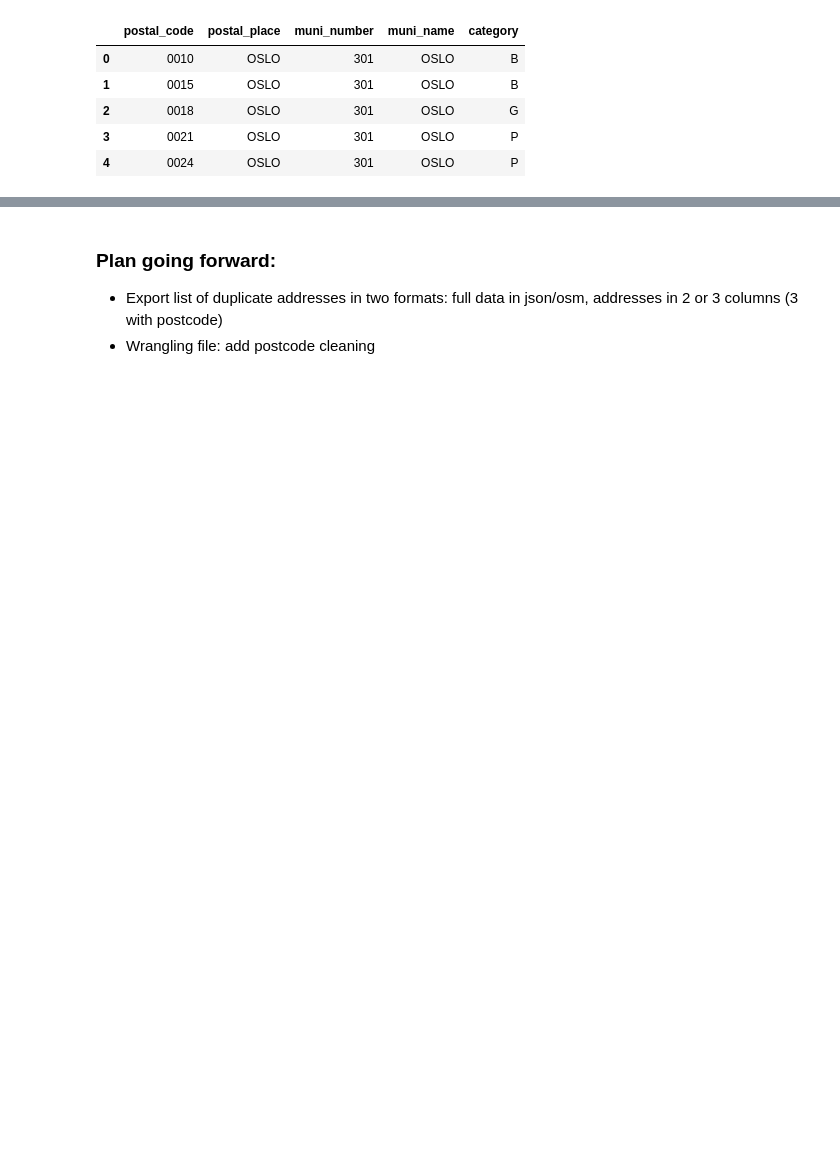
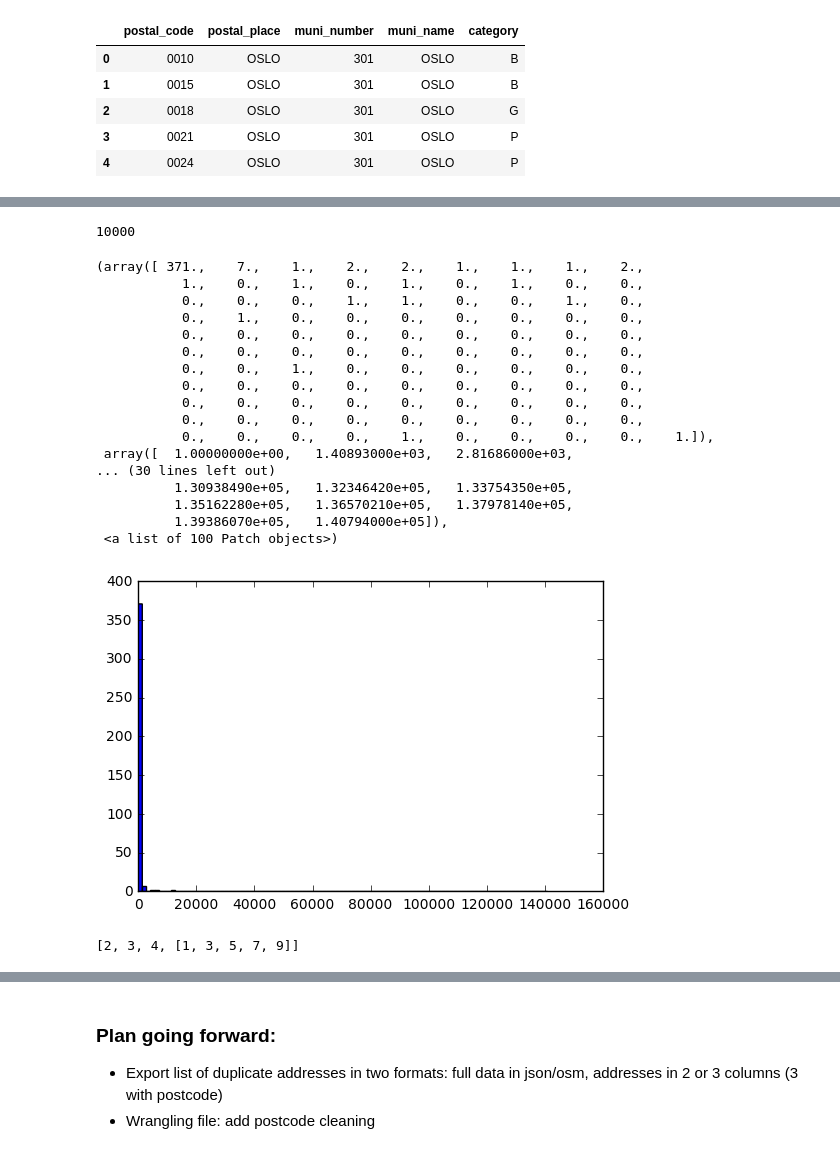
Before and after one commit to gisledb/udacity_nanodegree, a Jupyter notebook: ipython_notebooks/p3/osm_experiments_&_notes.ipynb, the cells around one changed output, grey strips where cells are left out. Cells and saved outputs as stored; diff of their text form; code cells hidden in the pictures; blank space fills up the shorter version.

```diff
--- a/ipython_notebooks/p3/osm_experiments_&_notes.ipynb
+++ b/ipython_notebooks/p3/osm_experiments_&_notes.ipynb
@@ -6,8 +6,9 @@ from pymongo import MongoClient
 
 client = MongoClient()
 db = client.osm
+bergen = db.bergen
 
-df = pd.DataFrame(list(db.bergen.find()))
+# df = pd.DataFrame(list(db.bergen.find()))
 # %%
 feature_list = list(db.bergen.find())
 # %%
@@ -351,22 +324,0 @@ for doc in tmp_agg:
-# %%
-#Removed cell February 20, 2017
-
-#Converting list for dataframe usage
-to_df = []
-
-for dic in duplicate_addresses:
-    dictionary = dict()
-
-#     for key,val in dic.items():
-#         dictionary[key] = val
-
-#         if key == '_id':
-    for key,val in dic['_id'].items():
-        dictionary[key] = val
-
-    dictionary['count'] = dic['count']
-
-
-    to_df.append(dictionary)
-
-to_df
@@ -387,0 +465,34 @@ to_df
+# %%
+import numpy as np
+from matplotlib import pyplot as plt
+% matplotlib inline
+
+
+mu, sigma = 100, 15
+x = mu + sigma*np.random.randn(10000)
+
+bah = np.array(list(doc['count'] for doc in grouped_users))
+
+print(len(x))
+
+plt.hist(bah,bins=100)
+# %% [output]
+10000
+(array([ 371.,    7.,    1.,    2.,    2.,    1.,    1.,    1.,    2.,
+           1.,    0.,    1.,    0.,    1.,    0.,    1.,    0.,    0.,
+           0.,    0.,    0.,    1.,    1.,    0.,    0.,    1.,    0.,
+           0.,    1.,    0.,    0.,    0.,    0.,    0.,    0.,    0.,
+           0.,    0.,    0.,    0.,    0.,    0.,    0.,    0.,    0.,
+           0.,    0.,    0.,    0.,    0.,    0.,    0.,    0.,    0.,
+           0.,    0.,    1.,    0.,    0.,    0.,    0.,    0.,    0.,
+           0.,    0.,    0.,    0.,    0.,    0.,    0.,    0.,    0.,
+           0.,    0.,    0.,    0.,    0.,    0.,    0.,    0.,    0.,
+           0.,    0.,    0.,    0.,    0.,    0.,    0.,    0.,    0.,
+           0.,    0.,    0.,    0.,    1.,    0.,    0.,    0.,    0.,    1.]),
+ array([  1.00000000e+00,   1.40893000e+03,   2.81686000e+03,
+... (30 lines left out)
+          1.30938490e+05,   1.32346420e+05,   1.33754350e+05,
+          1.35162280e+05,   1.36570210e+05,   1.37978140e+05,
+          1.39386070e+05,   1.40794000e+05]),
+ <a list of 100 Patch objects>)
+[figure, added]
@@ -387,0 +507,4 @@ to_df
+# %%
+[2,3,4,list(range(1,10,2))]
+# %% [output]
+[2, 3, 4, [1, 3, 5, 7, 9]]
```
Also changed, not shown: parts of 40 cells of this notebook, 2 other files.
